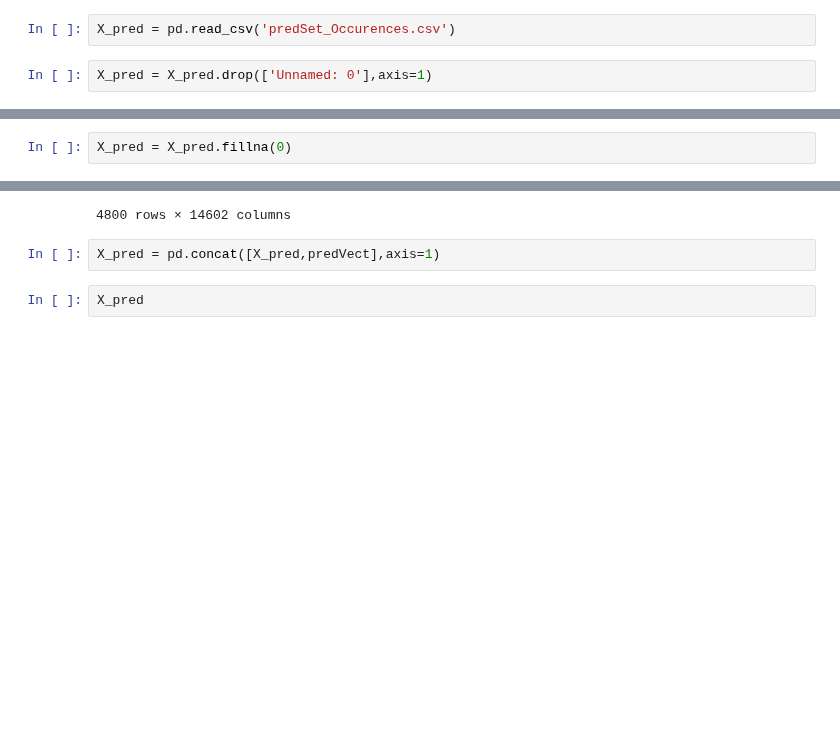
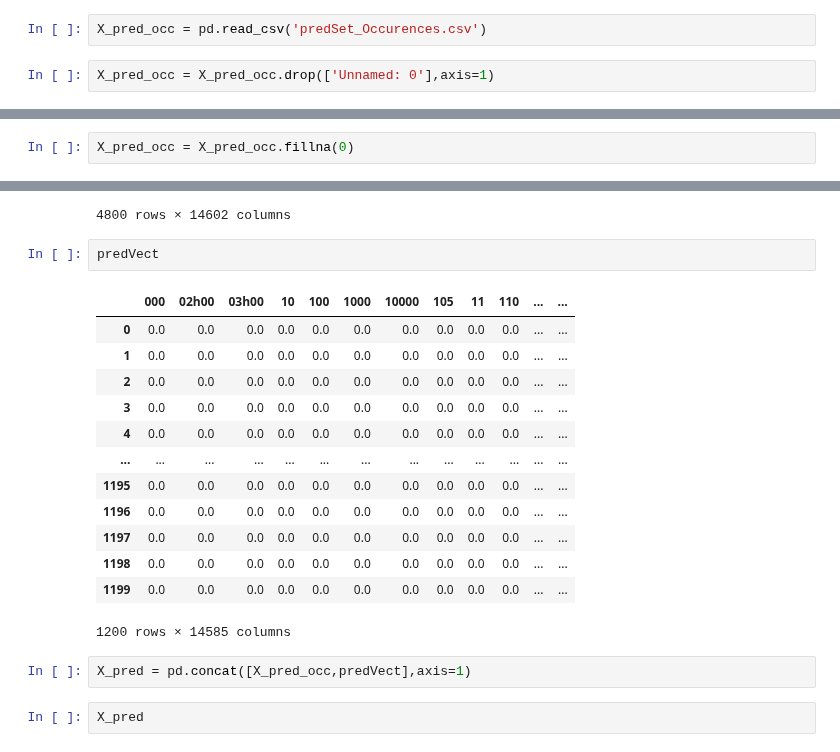
Before and after one commit to stefarine/DMML2022_ROLEX, a Jupyter notebook: code/Untitled1.ipynb, the cells around one changed output, grey strips where cells are left out. Saved outputs shown, nothing was run; the diff lists cells and outputs as text; blank space fills up the shorter version.

```diff
--- a/code/Untitled1.ipynb
+++ b/code/Untitled1.ipynb
@@ -172,7 +171,7 @@ X_pred
 # %%
-X_pred = pd.read_csv('predSet_Occurences.csv')
+X_pred_occ = pd.read_csv('predSet_Occurences.csv')
 # %%
-X_pred = X_pred.drop(['Unnamed: 0'],axis=1)
+X_pred_occ = X_pred_occ.drop(['Unnamed: 0'],axis=1)
 # %%
 def preparation_predSet_occurences():
   prediction_set = pd.DataFrame(index=range(1200),columns=X.columns)
@@ -191,2 +192,2 @@ pred_set = preparation_predSet_occurences()
 # %%
-X_pred = X_pred.fillna(0)
+X_pred_occ = X_pred_occ.fillna(0)
@@ -273,8 +289,24 @@ X_train
 | 4798 | 7.0 | 11.0 | 3.0 | 2.0 | 3.0 | 2.0 | 2.0 | 4.0 | 0.0 | 3.0 | ... | ... |
 | 4799 | 4.0 | 3.0 | 3.0 | 2.0 | 3.0 | 2.0 | 1.0 | 0.0 | 1.0 | 0.0 | ... | ... |
 4800 rows × 14602 columns
+# %%
+predVect
+# %% [output]
+|  | 000 | 02h00 | 03h00 | 10 | 100 | 1000 | 10000 | 105 | 11 | 110 | ... | ... |
+| 0 | 0.0 | 0.0 | 0.0 | 0.0 | 0.0 | 0.0 | 0.0 | 0.0 | 0.0 | 0.0 | ... | ... |
+| 1 | 0.0 | 0.0 | 0.0 | 0.0 | 0.0 | 0.0 | 0.0 | 0.0 | 0.0 | 0.0 | ... | ... |
+| 2 | 0.0 | 0.0 | 0.0 | 0.0 | 0.0 | 0.0 | 0.0 | 0.0 | 0.0 | 0.0 | ... | ... |
+| 3 | 0.0 | 0.0 | 0.0 | 0.0 | 0.0 | 0.0 | 0.0 | 0.0 | 0.0 | 0.0 | ... | ... |
+| 4 | 0.0 | 0.0 | 0.0 | 0.0 | 0.0 | 0.0 | 0.0 | 0.0 | 0.0 | 0.0 | ... | ... |
+| ... | ... | ... | ... | ... | ... | ... | ... | ... | ... | ... | ... | ... |
+| 1195 | 0.0 | 0.0 | 0.0 | 0.0 | 0.0 | 0.0 | 0.0 | 0.0 | 0.0 | 0.0 | ... | ... |
+| 1196 | 0.0 | 0.0 | 0.0 | 0.0 | 0.0 | 0.0 | 0.0 | 0.0 | 0.0 | 0.0 | ... | ... |
+| 1197 | 0.0 | 0.0 | 0.0 | 0.0 | 0.0 | 0.0 | 0.0 | 0.0 | 0.0 | 0.0 | ... | ... |
+| 1198 | 0.0 | 0.0 | 0.0 | 0.0 | 0.0 | 0.0 | 0.0 | 0.0 | 0.0 | 0.0 | ... | ... |
+| 1199 | 0.0 | 0.0 | 0.0 | 0.0 | 0.0 | 0.0 | 0.0 | 0.0 | 0.0 | 0.0 | ... | ... |
+1200 rows × 14585 columns
 # %%
-X_pred = pd.concat([X_pred,predVect],axis=1)
+X_pred = pd.concat([X_pred_occ,predVect],axis=1)
 # %%
 X_pred
 # %% [output]
```
Also changed, not shown: parts of 8 cells of this notebook.
